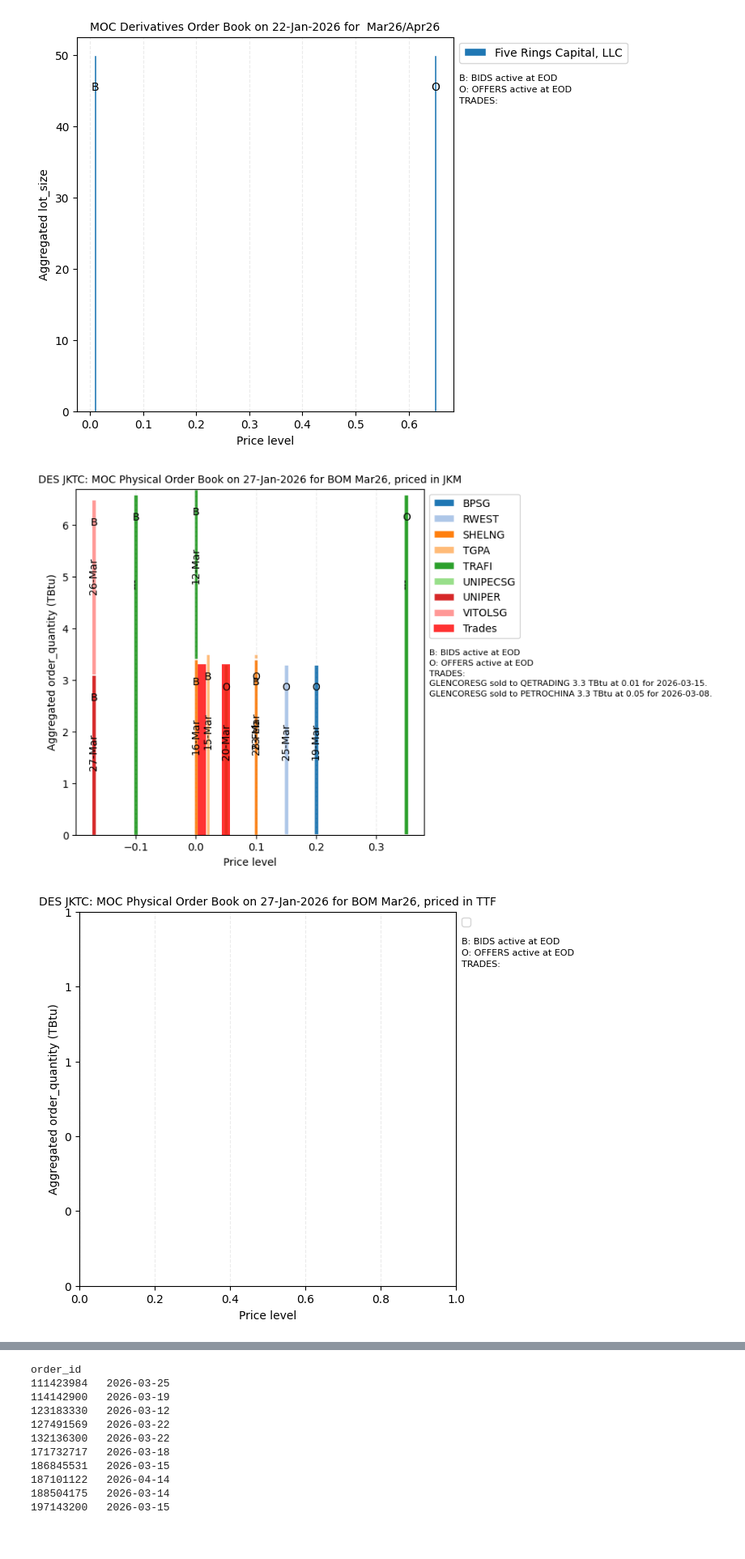
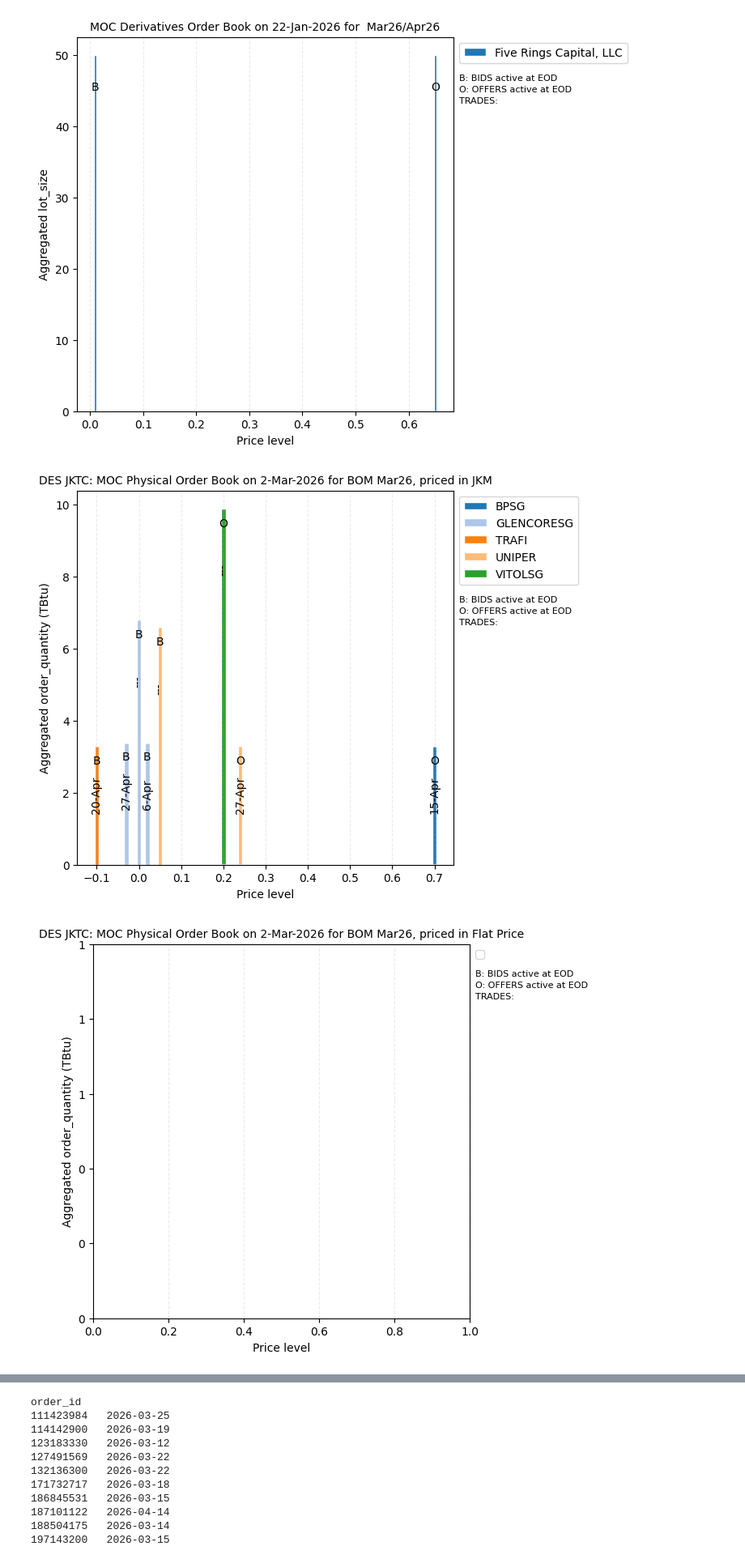
Before and after one commit to martibgn4/BGN_LNG, a Jupyter notebook: adhoc_scripts/Platts_MOC_processor.ipynb, the cells around one changed output, grey strips where cells are left out. Shown at 81% size. Saved outputs shown, nothing was run; the diff lists cells and outputs as text; code cells hidden in the pictures; blank space fills up the shorter version.

```diff
--- a/adhoc_scripts/Platts_MOC_processor.ipynb
+++ b/adhoc_scripts/Platts_MOC_processor.ipynb
@@ -9,6 +9,6 @@ df_filtered.to_excel("C:\\Marti\\PlattsMOC\\platts_MOC_19Jan2026_filtered.xlsx")
 # %%
 import pandas as pd
-file_path = "C:\\Marti\\PlattsMOC\\platts_MOC_26Jan2026_pyhsical.xlsx"
+file_path = "C:\\Marti\\PlattsMOC\\platts_MOC_2MAr2026_pyhsical.xlsx"
 df = pd.read_excel(file_path)
 df = df[df.order_state != "inactive"]
 # df = df[df.order_state != "withdrawn"]
@@ -482,34 +482,34 @@ def plot_orderbook_by_mm(
     # plt.tight_layout()
     plt.show()
 
     return fig, ax
 
 import pandas as pd
-file_path = "C:\\Marti\\PlattsMOC\\platts_MOC_27Jan2026_pyhsical.xlsx"
+file_path = "C:\\Marti\\PlattsMOC\\platts_MOC_2Mar2026_pyhsical.xlsx"
 df = pd.read_excel(file_path)
 df = df[df.order_state != "inactive"]
 # df = df[df.order_state != "withdrawn"]
 df_filtered = df.groupby('order_id', group_keys=False).apply(lambda x: x.loc[x.update_time.idxmax()])
 df_filtered = df_filtered[df_filtered.order_state != "withdrawn"]
 
-date = "27-Jan-2026"
+date = "2-Mar-2026"
 first_contract = "BOM Mar26"
 year = "26"
 for tenor in df_filtered.c1_basis_period_details.unique():
     for price_basis in df_filtered.c1_price_basis.unique():
         for hub in df_filtered.hub.unique():
             df = df_filtered[df_filtered.c1_basis_period_details == tenor]
             df = df[df.c1_price_basis == price_basis]
             df = df[df.hub == hub]
 
             _tenor = tenor+year if tenor != "Next Day" else first_contract
             plot_orderbook_by_mm(
                 df,
                 qty_col = "order_quantity",
                 mm_col="market_maker_mnemonic",
                 price_col="c1_price",
                 title = f"{hub}: MOC Physical Order Book on {date} for {_tenor}, priced in {price_basis}",
             )
 # %% [output]
-[figure, old version]
+[figure, new version]
-[figure, old version]
+[figure, new version]
```
Also changed, not shown: parts of 4 cells of this notebook, 9 other files.
